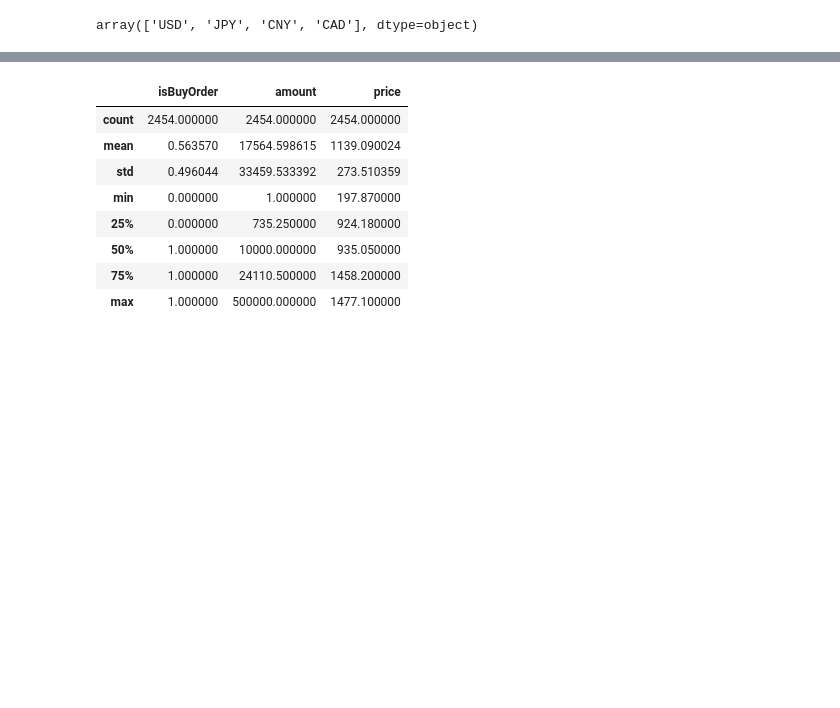
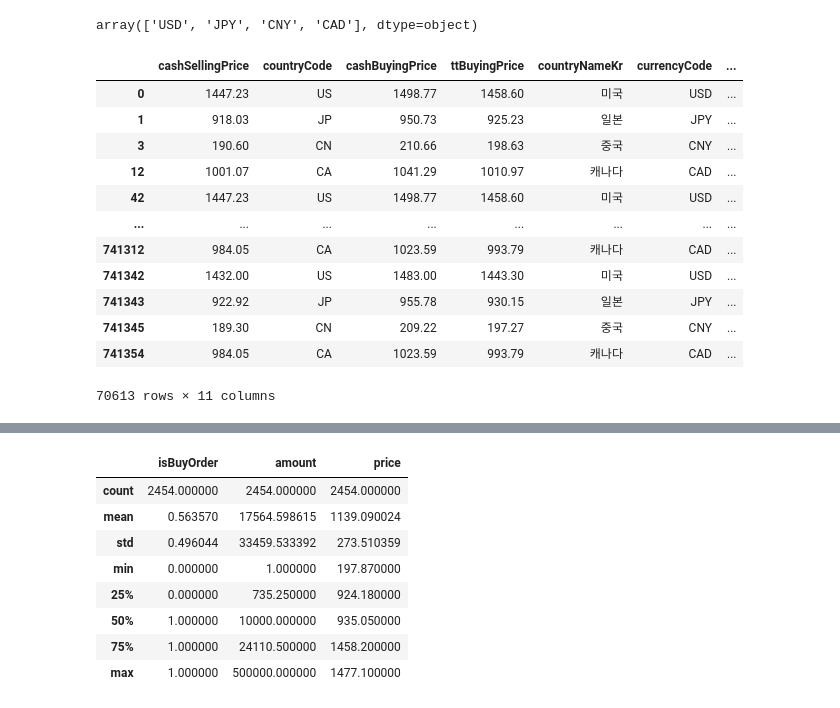
Before and after one commit to PlutoJoshua/profit_analysis, a Jupyter notebook: test.ipynb, the cells around one changed output, grey strips where cells are left out. Cells and saved outputs as stored; diff of their text form; code cells hidden in the pictures; blank space fills up the shorter version.

```diff
--- a/test.ipynb
+++ b/test.ipynb
@@ -580,5 +580,21 @@ filtered_df = final_df[final_df['currencyCode'].isin(curr)]
 filtered_df['currencyCode'].unique()
 # %% [output]
 array(['USD', 'JPY', 'CNY', 'CAD'], dtype=object)
+# %%
+filtered_df
+# %% [output]
+|  | cashSellingPrice | countryCode | cashBuyingPrice | ttBuyingPrice | countryNameKr | currencyCode | ... |
+| 0 | 1447.23 | US | 1498.77 | 1458.60 | 미국 | USD | ... |
+| 1 | 918.03 | JP | 950.73 | 925.23 | 일본 | JPY | ... |
+| 3 | 190.60 | CN | 210.66 | 198.63 | 중국 | CNY | ... |
+| 12 | 1001.07 | CA | 1041.29 | 1010.97 | 캐나다 | CAD | ... |
+| 42 | 1447.23 | US | 1498.77 | 1458.60 | 미국 | USD | ... |
+| ... | ... | ... | ... | ... | ... | ... | ... |
+| 741312 | 984.05 | CA | 1023.59 | 993.79 | 캐나다 | CAD | ... |
+| 741342 | 1432.00 | US | 1483.00 | 1443.30 | 미국 | USD | ... |
+| 741343 | 922.92 | JP | 955.78 | 930.15 | 일본 | JPY | ... |
+| 741345 | 189.30 | CN | 209.22 | 197.27 | 중국 | CNY | ... |
+| 741354 | 984.05 | CA | 1023.59 | 993.79 | 캐나다 | CAD | ... |
+70613 rows × 11 columns
 # %%
 trade = pd.read_csv('../trade.csv')
```
Also changed, not shown: parts of 1 cell of this notebook.
